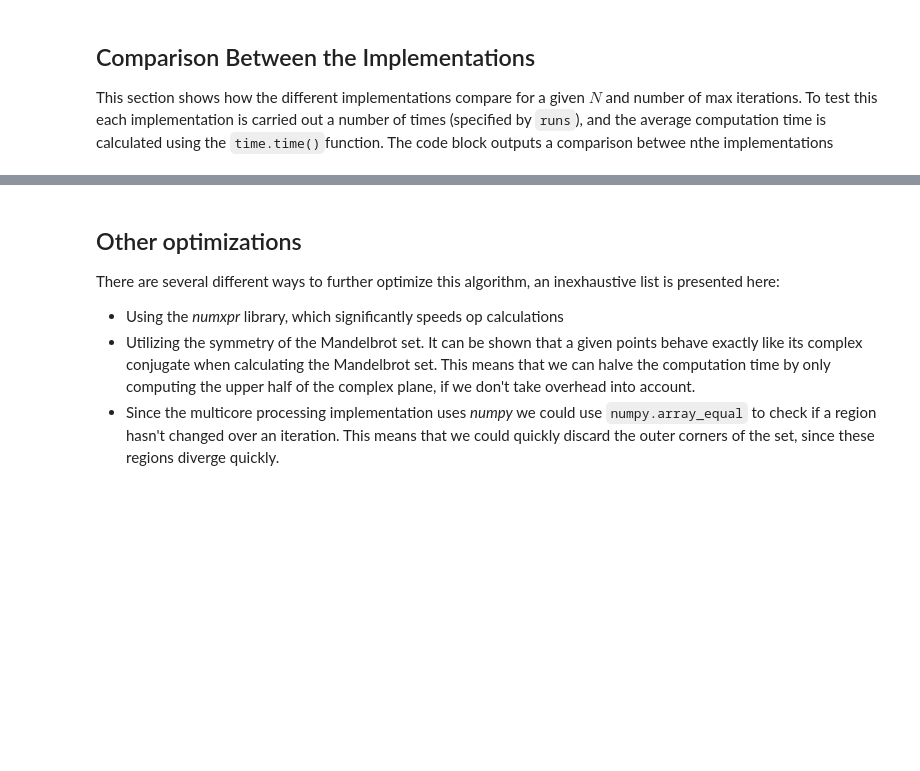
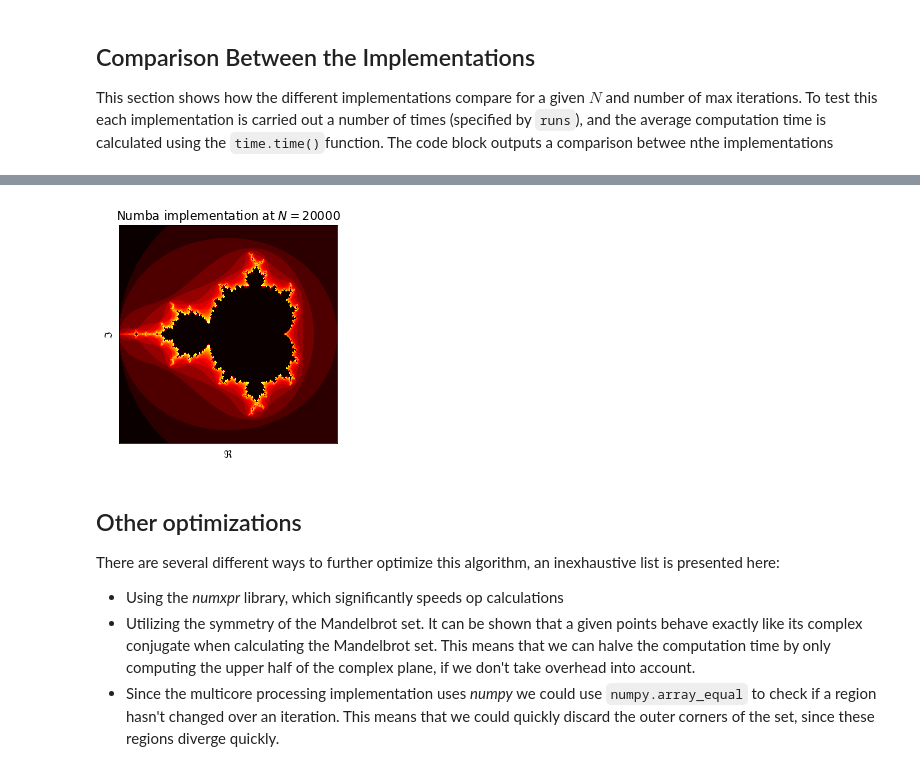
Before and after one commit to ahll19/P6, a Jupyter notebook: Kursus Opgaver/NSC/Miniprojekt (anders)/worksheet.ipynb, the cells around one changed output, grey strips where cells are left out. Drawn from its saved outputs; the diff is of its cells as text; code cells hidden in the pictures; blank space fills up the shorter version.

```diff
--- a/Kursus Opgaver/NSC/Miniprojekt (anders)/worksheet.ipynb
+++ b/Kursus Opgaver/NSC/Miniprojekt (anders)/worksheet.ipynb
@@ -116,3 +148,7 @@ for i in range(4):
+# %%
+plot_it(numba_mandelbrot, r"Numba implementation at $N=$" + str(Ns[-1]))
+# %% [output]
+[figure, added]
 # %% [markdown]
 ## Other optimizations
 There are several different ways to further optimize this algorithm, an inexhaustive list is presented here:
```
Also changed, not shown: parts of 8 cells of this notebook, 2 other files.
